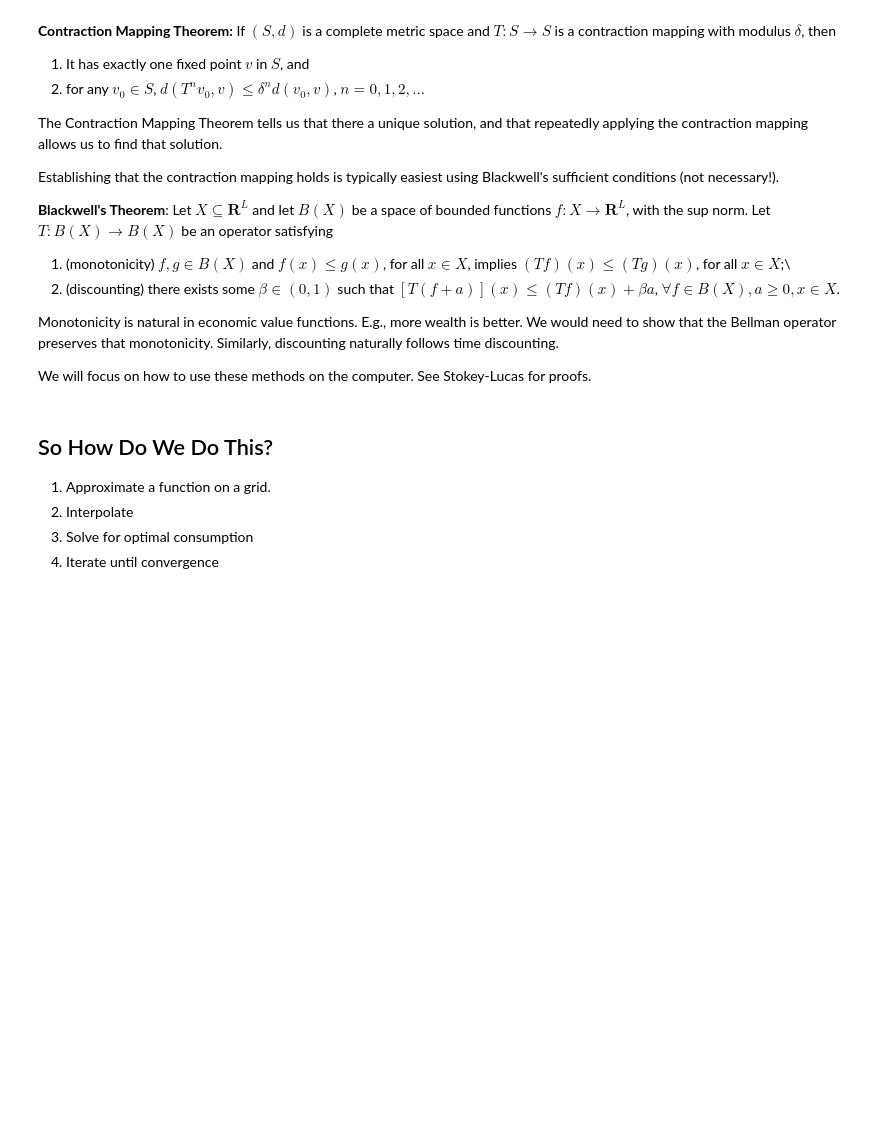
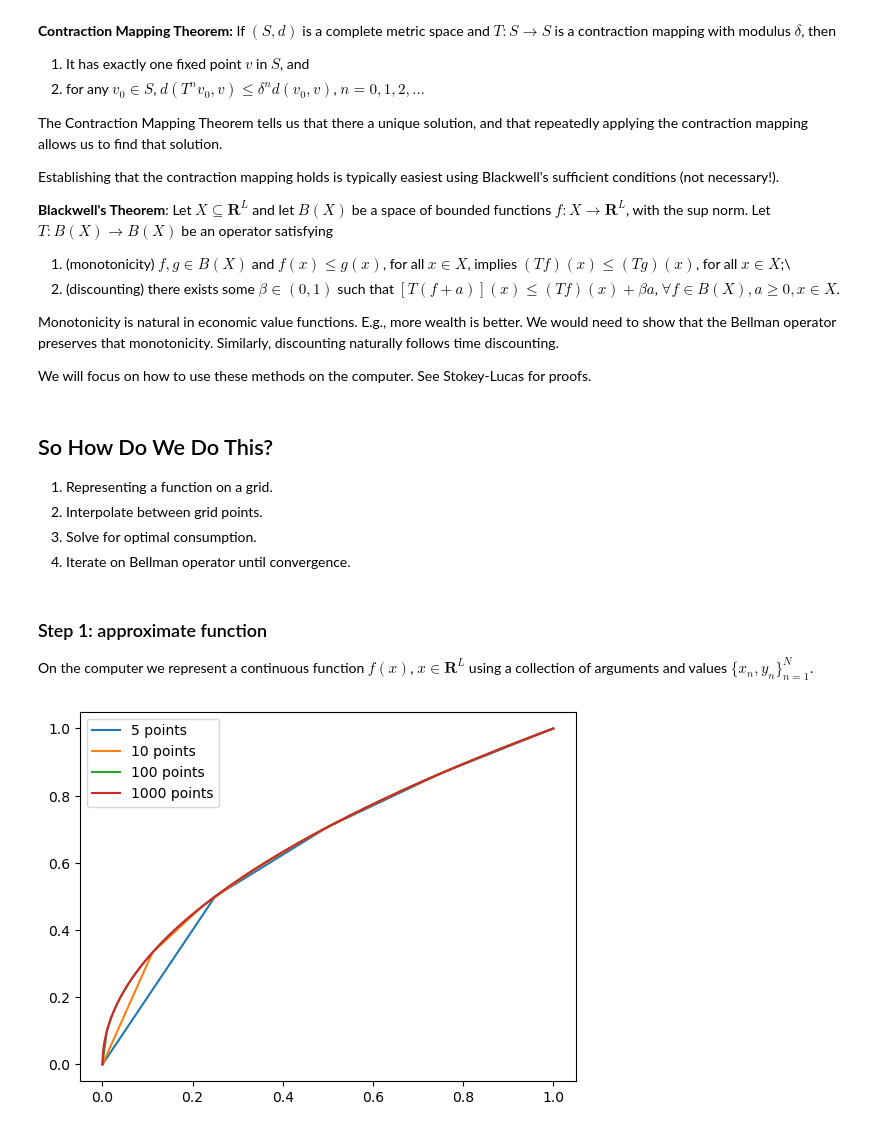
Before and after one commit to johanneswieland/281-Computational, a Jupyter notebook: Introduction/dynamicprogramming.ipynb, the cells around one changed output. Cells and saved outputs as stored; diff of their text form; code cells hidden in the pictures; blank space fills up the shorter version.

```diff
--- a/Introduction/dynamicprogramming.ipynb
+++ b/Introduction/dynamicprogramming.ipynb
@@ -134,7 +134,11 @@ We will focus on how to use these methods on the computer. See Stokey-Lucas for
 # %% [markdown]
 ## So How Do We Do This?
 
-1. Approximate a function on a grid.
-2. Interpolate
-3. Solve for optimal consumption
-4. Iterate until convergence
+1. Representing a function on a grid.
+2. Interpolate between grid points.
+3. Solve for optimal consumption.
+4. Iterate on Bellman operator until convergence.
+# %% [markdown]
+### Step 1: approximate function
+
+On the computer we represent a continuous function $f(x)$, $x\in \mathbf{R}^L$ using a collection of arguments and values $\{x_n,y_n\}_{n=1}^N$.
@@ -140,0 +149,22 @@ We will focus on how to use these methods on the computer. See Stokey-Lucas for
+# %%
+# create grids of points from 0 to 1 that are 5, 10, 100, and 1000 points long
+x_1 = np.linspace(0, 1, 5)
+x_2 = np.linspace(0, 1, 10)
+x_3 = np.linspace(0, 1, 100)
+x_4 = np.linspace(0, 1, 1000)
+
+# represent the function y = x^0.5 using the three grids
+y_1 = np.sqrt(x_1)
+y_2 = np.sqrt(x_2)
+y_3 = np.sqrt(x_3)
+y_4 = np.sqrt(x_4)
+
+# plot the three functions
+plt.plot(x_1, y_1, '-', label='5 points')
+plt.plot(x_2, y_2, '-', label='10 points')
+plt.plot(x_3, y_3, '-', label='100 points')
+plt.plot(x_4, y_4, '-', label='1000 points')
+plt.legend()
+plt.show()
+# %% [output]
+[figure, added]
```
Also changed, not shown: parts of 4 cells of this notebook.
